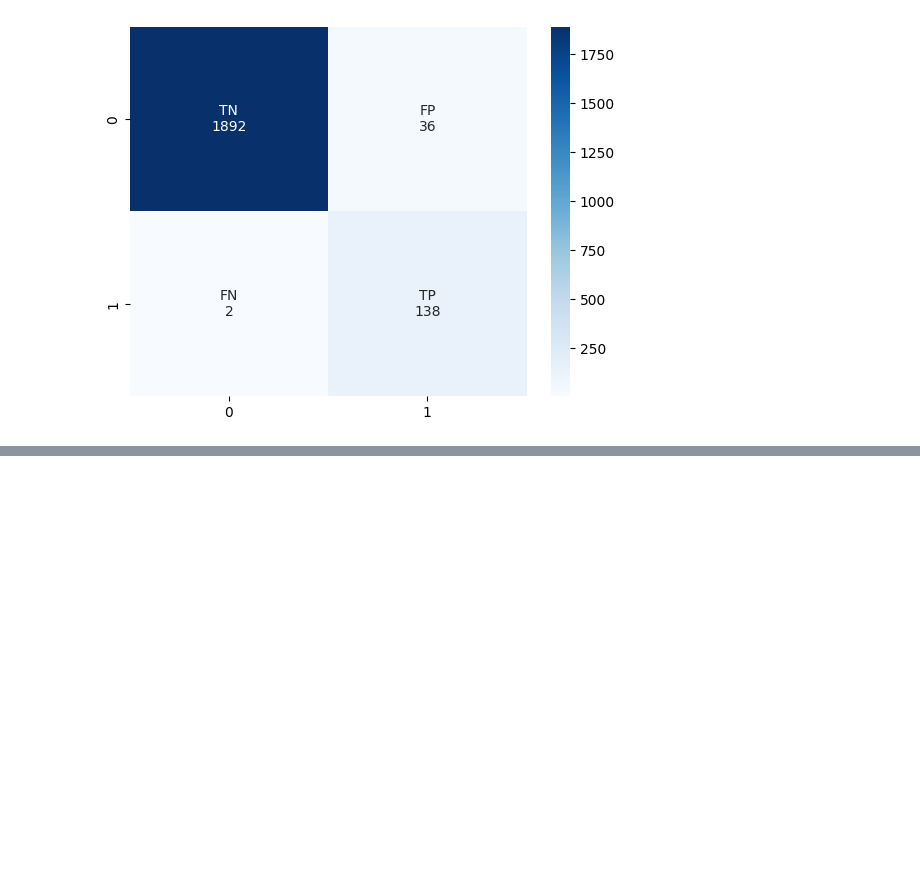
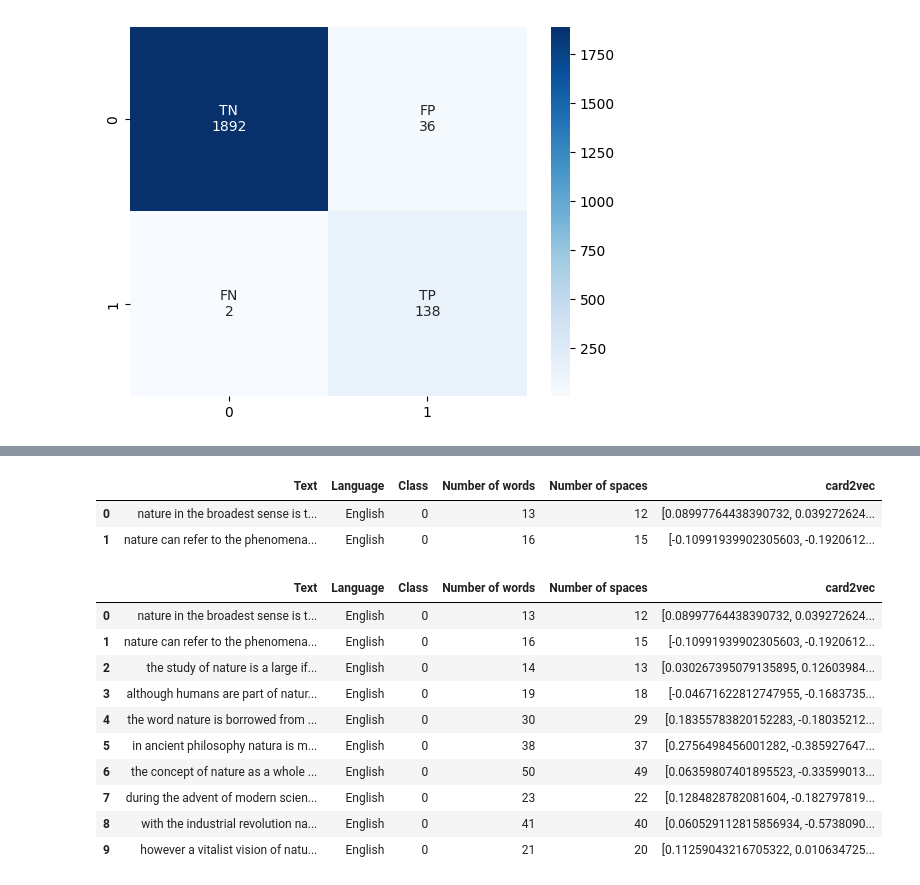
Before and after one commit to magicWiss/Language-Detection, a Jupyter notebook: notebooks/embeddings.ipynb, the cells around one changed output, grey strips where cells are left out. Saved outputs shown, nothing was run; the diff lists cells and outputs as text; code cells hidden in the pictures; blank space fills up the shorter version.

```diff
--- a/notebooks/embeddings.ipynb
+++ b/notebooks/embeddings.ipynb
@@ -119,0 +178,5 @@ print(model.predict(tfidf_version))
+# %%
+#creating a doc2vec model
+model=Doc2Vec()
+model = Doc2Vec(vector_size=50, window=2, min_count=1, workers=8, epochs = 40)
+model.build_vocab(text_docs_words)
@@ -119,0 +207,27 @@ print(model.predict(tfidf_version))
+# %%
+import numpy as np
+#Create a list of lists
+dtv= np.array(card2vec).tolist()
+#set list to dataframe column
+data['card2vec'] = dtv
+data.head(2)
+# %% [output]
+|  | Text | Language | Class | Number of words | Number of spaces | card2vec |
+| 0 | nature in the broadest sense is t... | English | 0 | 13 | 12 | [0.08997764438390732, 0.039272624... |
+| 1 | nature can refer to the phenomena... | English | 0 | 16 | 15 | [-0.10991939902305603, -0.1920612... |
+# %%
+#saving the new dataset
+data.to_csv('..\\Dataset\\Dataset_agumented_doc2vec.csv')
+data.head(10)
+# %% [output]
+|  | Text | Language | Class | Number of words | Number of spaces | card2vec |
+| 0 | nature in the broadest sense is t... | English | 0 | 13 | 12 | [0.08997764438390732, 0.039272624... |
+| 1 | nature can refer to the phenomena... | English | 0 | 16 | 15 | [-0.10991939902305603, -0.1920612... |
+| 2 | the study of nature is a large if... | English | 0 | 14 | 13 | [0.030267395079135895, 0.12603984... |
+| 3 | although humans are part of natur... | English | 0 | 19 | 18 | [-0.04671622812747955, -0.1683735... |
+| 4 | the word nature is borrowed from ... | English | 0 | 30 | 29 | [0.18355783820152283, -0.18035212... |
+| 5 | in ancient philosophy natura is m... | English | 0 | 38 | 37 | [0.2756498456001282, -0.385927647... |
+| 6 | the concept of nature as a whole ... | English | 0 | 50 | 49 | [0.06359807401895523, -0.33599013... |
+| 7 | during the advent of modern scien... | English | 0 | 23 | 22 | [0.1284828782081604, -0.182797819... |
+| 8 | with the industrial revolution na... | English | 0 | 41 | 40 | [0.060529112815856934, -0.5738090... |
+| 9 | however a vitalist vision of natu... | English | 0 | 21 | 20 | [0.11259043216705322, 0.010634725... |
```
Also changed, not shown: parts of 21 cells of this notebook, 9 other files.
